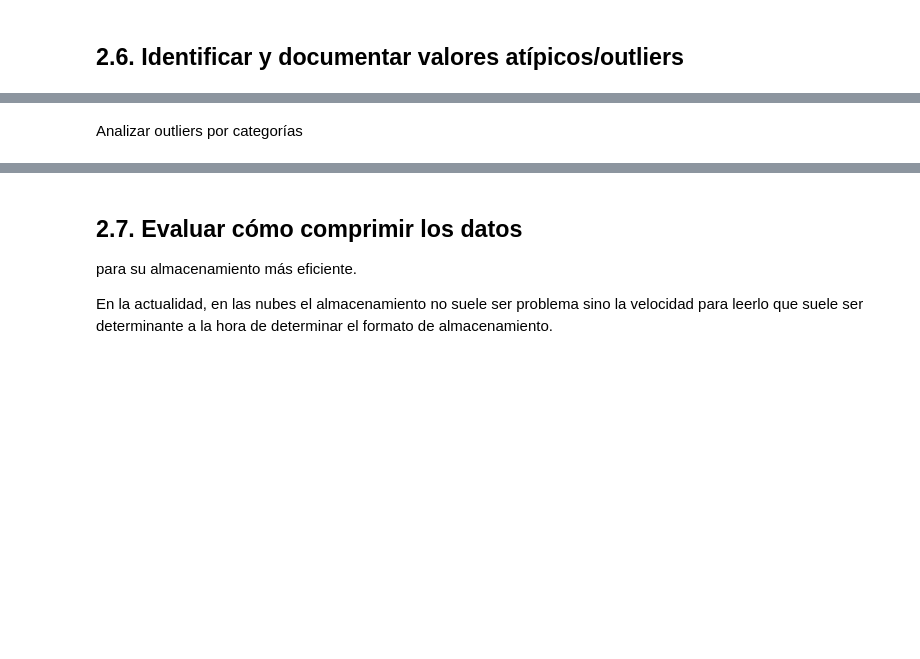
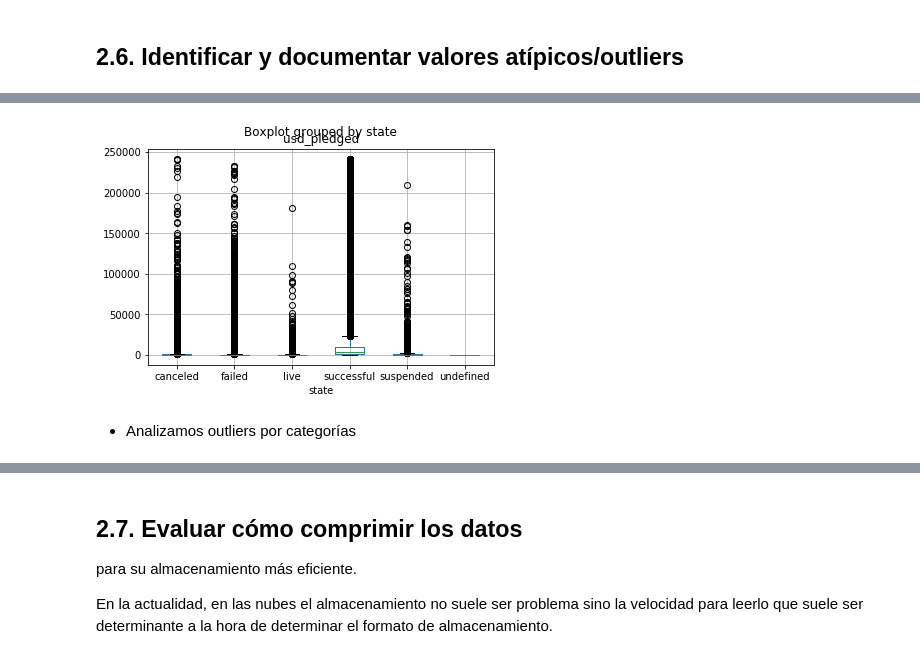
Before and after one commit to Verobornancini/AnalisisYCuracion, a Jupyter notebook: notebooks/Limpieza.ipynb, the cells around one changed output, grey strips where cells are left out. Cells and saved outputs as stored; diff of their text form; code cells hidden in the pictures; blank space fills up the shorter version.

```diff
--- a/notebooks/Limpieza.ipynb
+++ b/notebooks/Limpieza.ipynb
@@ -1138,2 +1240,4 @@ outliers
 # %%
-kickstarter_2018.drop(outliers.index).boxplot(column='usd_pledged');
+plt2= kickstarter_2018.drop(outliers.index).boxplot(column='usd_pledged',by='state')
+# %% [output]
+[figure, added]
@@ -1142,3 +1244,3 @@ kickstarter_2018.drop(outliers.index).boxplot(column='usd_pledged',by='state');
 # %% [markdown]
-Analizar outliers por categorías
+* Analizamos outliers por categorías
 # %%
```
Also changed, not shown: parts of 20 cells of this notebook.
